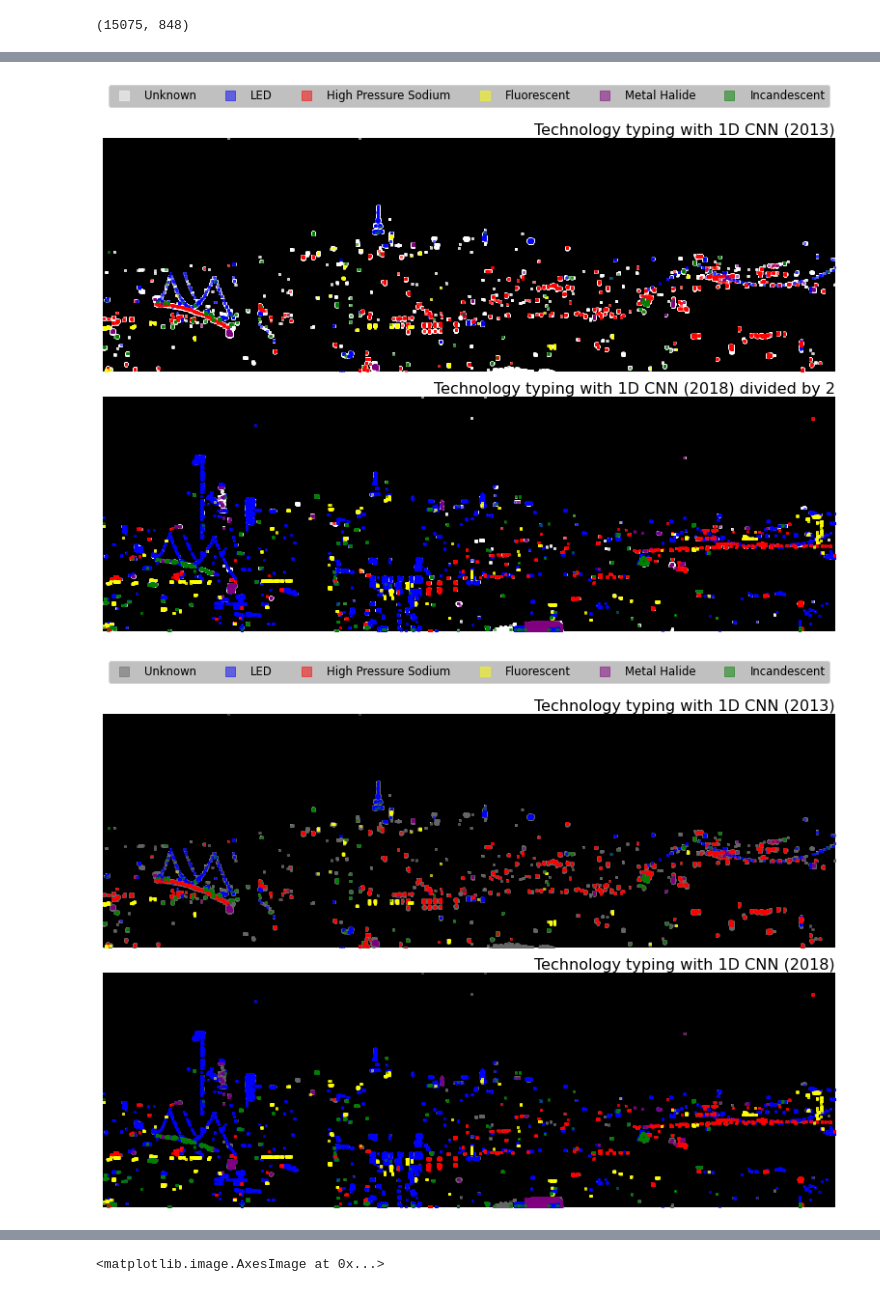
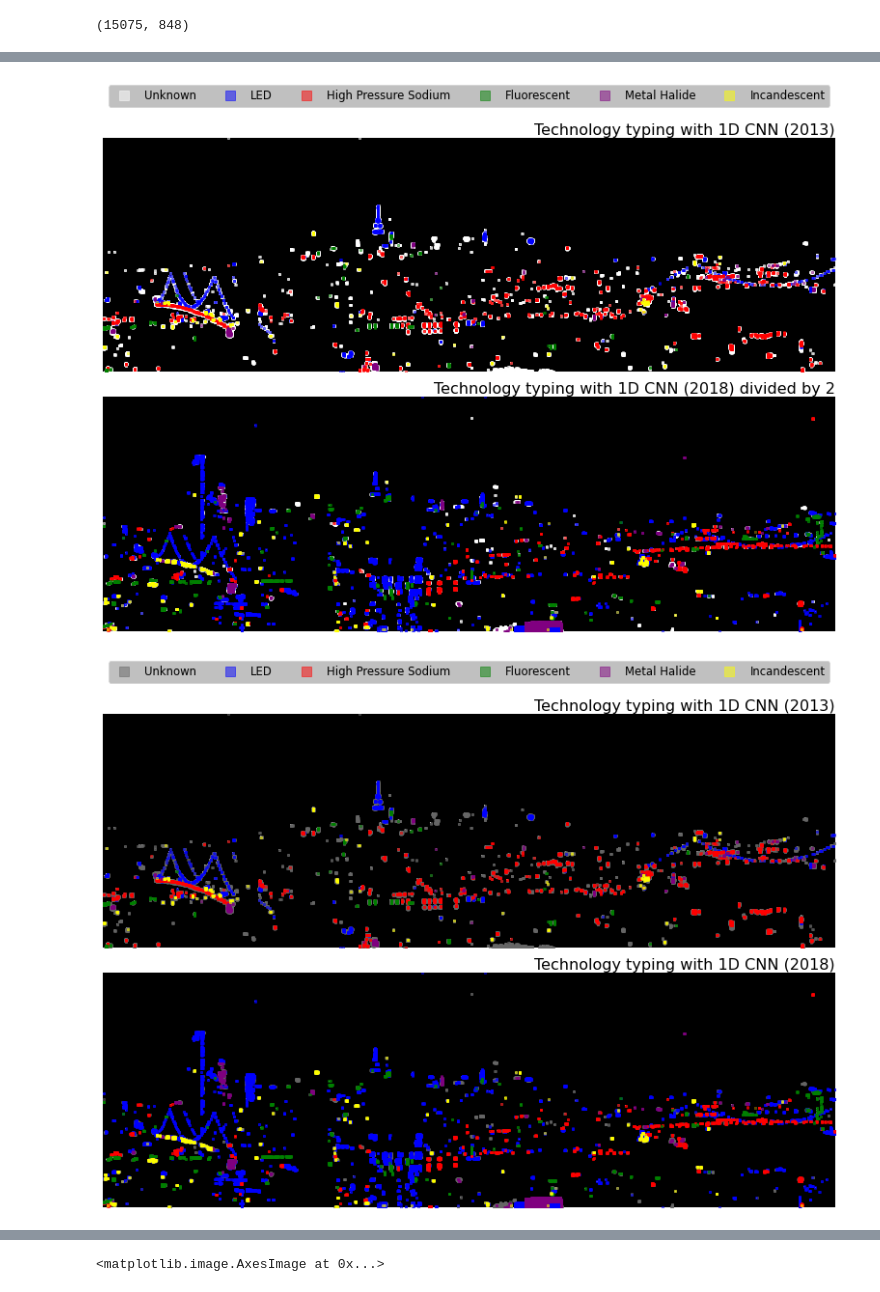
Before and after one commit to gdobler/lighting-tech-changeover, a Jupyter notebook: ltco/UO_lightingtechnology_mainly_script.ipynb, the cells around one changed output, grey strips where cells are left out. Saved outputs shown, nothing was run; the diff lists cells and outputs as text; code cells hidden in the pictures.

```diff
--- a/ltco/UO_lightingtechnology_mainly_script.ipynb
+++ b/ltco/UO_lightingtechnology_mainly_script.ipynb
@@ -593,40 +758,40 @@ CFL_hsi0 = pred_light_hsi0[pred_light_hsi0["pred"].str.contains("Fluorescent")]
 MH_hsi0 = pred_light_hsi0[pred_light_hsi0["pred"].str.contains("Metal_Halide")]
 unknown_hsi0 = pred_light_hsi0[pred_light_hsi0["pred"].str.contains("Unknown")]
 # %%
-# -- imshoe the prediction
+# -- imshow the prediction
 # -- this is for hsi0
 fig, ax = plt.subplots(nrows=2, ncols=1, figsize = (12, 8))
 ax[0].imshow(((gf(1.0 * (imgL_hsi0 > 0.7), 1) > 0.25)), aspect="auto")
 
 ax[0].plot(unknown_hsi0.loc_x, unknown_hsi0.loc_y, marker="s", linestyle='', ms=2.5, c = "white", label = 'Unknown', alpha = 0.5)
 ax[0].plot(LED_hsi0.loc_x, LED_hsi0.loc_y, marker='s', linestyle='', ms=2.5, c = "blue", label = 'LED', alpha = 0.5)
 ax[0].plot(HPS_hsi0.loc_x, HPS_hsi0.loc_y, marker='s', linestyle='', ms=2.5, c = "red", label = 'High Pressure Sodium', alpha = 0.5)
 
-ax[0].plot(CFL_hsi0.loc_x, CFL_hsi0.loc_y, marker='s', linestyle='', ms=2.5, c = "yellow", label = 'Fluorescent', alpha = 0.5)
+ax[0].plot(CFL_hsi0.loc_x, CFL_hsi0.loc_y, marker='s', linestyle='', ms=2.5, c = "green", label = 'Fluorescent', alpha = 0.5)
 ax[0].plot(MH_hsi0.loc_x, MH_hsi0.loc_y, marker='s', linestyle='', ms=2.5, c = "purple", label = 'Metal Halide', alpha = 0.5)
-ax[0].plot(INC_hsi0.loc_x, INC_hsi0.loc_y, marker='s', linestyle='', ms=2.5, c = "green", label = 'Incandescent', alpha = 0.5)
+ax[0].plot(INC_hsi0.loc_x, INC_hsi0.loc_y, marker='s', linestyle='', ms=2.5, c = "yellow", label = 'Incandescent', alpha = 0.5)
 
 ax[0].legend(markerscale=4, bbox_to_anchor=(1, 1.25), ncol=6, fontsize = 11.69, facecolor = "silver", framealpha = 1)
 ax[0].axis('off')
 ax[0].set_title("Technology typing with 1D CNN (2013)", loc = "right", fontsize = 16)
 
 # -- this is for hsi1
 ax[1].imshow(((gf(1.0 * (imgL_hsi1 > 0.7), 1) > 0.25)), aspect="auto")
 ax[1].plot(unknown_hsi1.loc_x, unknown_hsi1.loc_y, marker='s', linestyle='', ms=2.5, c = "white", label = 'Unknown', alpha = 0.5)
 ax[1].plot(LED_hsi1.loc_x, LED_hsi1.loc_y, marker='s', linestyle='', ms=2.5, c = "blue", label = 'LED', alpha = 0.5)
 ax[1].plot(HPS_hsi1.loc_x, HPS_hsi1.loc_y, marker='s', linestyle='', ms=2.5, c = "red", label = 'High_pressure_sodium', alpha = 0.5)
 
-ax[1].plot(CFL_hsi1.loc_x, CFL_hsi1.loc_y, marker='s', linestyle='', ms=2.5, c = "yellow", label = 'Fluorescent', alpha = 0.5)
+ax[1].plot(CFL_hsi1.loc_x, CFL_hsi1.loc_y, marker='s', linestyle='', ms=2.5, c = "green", label = 'Fluorescent', alpha = 0.5)
 ax[1].plot(MH_hsi1.loc_x, MH_hsi1.loc_y, marker='s', linestyle='', ms=2.5, c = "purple", label = 'Metal_Halide', alpha = 0.5)
-ax[1].plot(INC_hsi1.loc_x, INC_hsi1.loc_y, marker='s', linestyle='', ms=2.5, c = "green", label = 'Incandescent', alpha = 0.5)
+ax[1].plot(INC_hsi1.loc_x, INC_hsi1.loc_y, marker='s', linestyle='', ms=2.5, c = "yellow", label = 'Incandescent', alpha = 0.5)
 
 #ax.legend(markerscale=2, loc = "upper left")
 ax[1].axis('off')
 
 ax[1].set_title("Technology typing with 1D CNN (2018) divided by 2", loc = "right", fontsize = 16)
 fig.tight_layout()
 # %% [output]
-[figure, old version]
+[figure, new version]
 # %%
 # -- imshoe the prediction
 # -- this is for hsi0
@@ -637,9 +802,9 @@ ax[0].plot(unknown_hsi0.loc_x, unknown_hsi0.loc_y, marker="s", linestyle='', ms=
 ax[0].plot(LED_hsi0.loc_x, LED_hsi0.loc_y, marker='s', linestyle='', ms=2.5, c = "blue", label = 'LED', alpha = 0.5)
 ax[0].plot(HPS_hsi0.loc_x, HPS_hsi0.loc_y, marker='s', linestyle='', ms=2.5, c = "red", label = 'High Pressure Sodium', alpha = 0.5)
 
-ax[0].plot(CFL_hsi0.loc_x, CFL_hsi0.loc_y, marker='s', linestyle='', ms=2.5, c = "yellow", label = 'Fluorescent', alpha = 0.5)
+ax[0].plot(CFL_hsi0.loc_x, CFL_hsi0.loc_y, marker='s', linestyle='', ms=2.5, c = "green", label = 'Fluorescent', alpha = 0.5)
 ax[0].plot(MH_hsi0.loc_x, MH_hsi0.loc_y, marker='s', linestyle='', ms=2.5, c = "purple", label = 'Metal Halide', alpha = 0.5)
-ax[0].plot(INC_hsi0.loc_x, INC_hsi0.loc_y, marker='s', linestyle='', ms=2.5, c = "green", label = 'Incandescent', alpha = 0.5)
+ax[0].plot(INC_hsi0.loc_x, INC_hsi0.loc_y, marker='s', linestyle='', ms=2.5, c = "yellow", label = 'Incandescent', alpha = 0.5)
 
 ax[0].legend(markerscale=4, bbox_to_anchor=(1, 1.25), ncol=6, fontsize = 11.69, facecolor = "silver", framealpha = 1)
 ax[0].axis('off')
@@ -652,9 +817,9 @@ ax[1].plot(unknown_hsi1.loc_x, unknown_hsi1.loc_y, marker='s', linestyle='', ms=
 ax[1].plot(LED_hsi1.loc_x, LED_hsi1.loc_y, marker='s', linestyle='', ms=2.5, c = "blue", label = 'LED', alpha = 0.5)
 ax[1].plot(HPS_hsi1.loc_x, HPS_hsi1.loc_y, marker='s', linestyle='', ms=2.5, c = "red", label = 'High_pressure_sodium', alpha = 0.5)
 
-ax[1].plot(CFL_hsi1.loc_x, CFL_hsi1.loc_y, marker='s', linestyle='', ms=2.5, c = "yellow", label = 'Fluorescent', alpha = 0.5)
+ax[1].plot(CFL_hsi1.loc_x, CFL_hsi1.loc_y, marker='s', linestyle='', ms=2.5, c = "green", label = 'Fluorescent', alpha = 0.5)
 ax[1].plot(MH_hsi1.loc_x, MH_hsi1.loc_y, marker='s', linestyle='', ms=2.5, c = "purple", label = 'Metal_Halide', alpha = 0.5)
-ax[1].plot(INC_hsi1.loc_x, INC_hsi1.loc_y, marker='s', linestyle='', ms=2.5, c = "green", label = 'Incandescent', alpha = 0.5)
+ax[1].plot(INC_hsi1.loc_x, INC_hsi1.loc_y, marker='s', linestyle='', ms=2.5, c = "yellow", label = 'Incandescent', alpha = 0.5)
 
 #ax.legend(markerscale=2, loc = "upper left")
 ax[1].axis('off')
@@ -662,4 +827,4 @@ ax[1].axis('off')
 ax[1].set_title("Technology typing with 1D CNN (2018)", loc = "right", fontsize = 16)
 fig.tight_layout()
 # %% [output]
-[figure, old version]
+[figure, new version]
```
Also changed, not shown: parts of 38 cells of this notebook, 1 other file.
